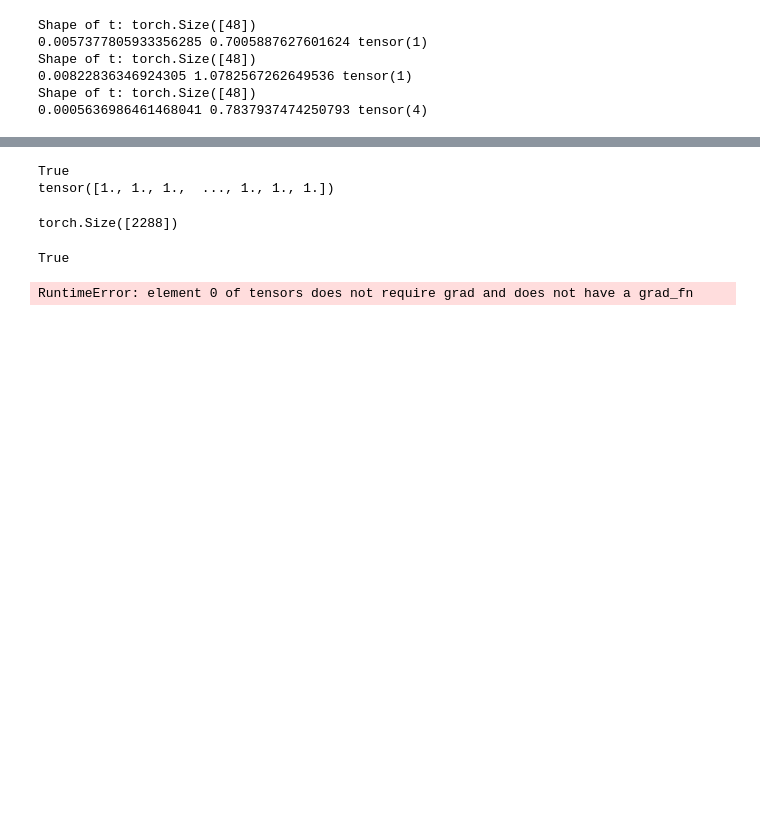
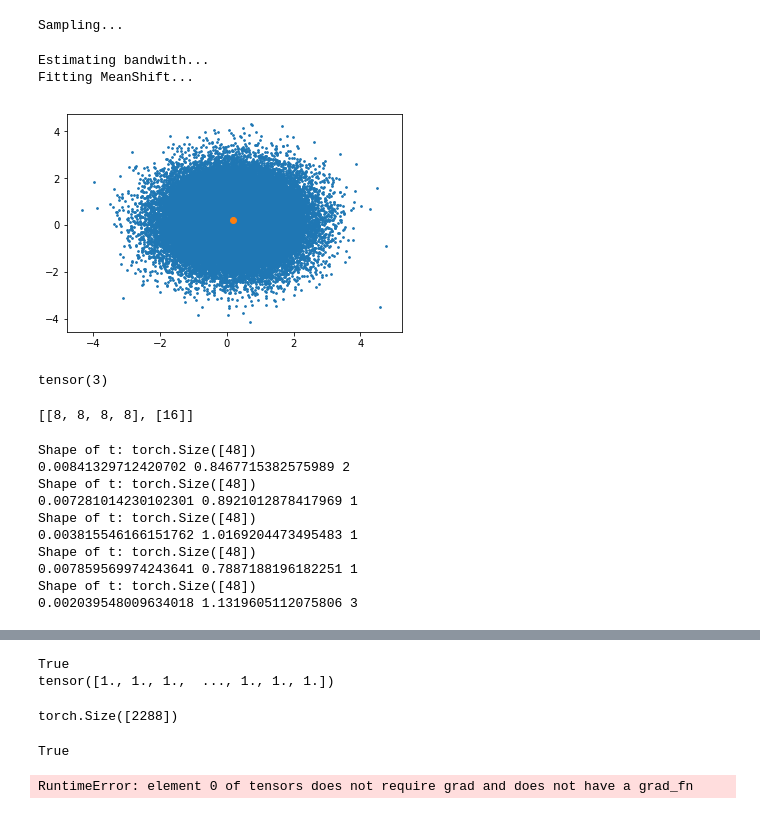
Before and after one commit to vicontek/lrbtnn, a Jupyter notebook: map_training.ipynb, the cells around one changed output, grey strips where cells are left out. Cells and saved outputs as stored; diff of their text form; code cells hidden in the pictures; blank space fills up the shorter version.

Commit message:
test of rank for svgd particles

```diff
--- a/map_training.ipynb
+++ b/map_training.ipynb
@@ -45,7 +46,7 @@ MNIST_TRANSFORM = transforms.Compose((
 device = torch.device('cpu')
 
 train_size = 40000
-batch_size = 10
+batch_size = 100
 dataset = MNIST('mnist', train=True, download=True, transform=MNIST_TRANSFORM)
 # %%
 train_dataset, val_dataset = random_split(dataset, (train_size, len(dataset) - train_size))
@@ -122,7 +123,7 @@ def log_posterior(model, input, gt, lambdas=None, likelihood_coef=1.):
     # not including margnial log-likelihood log(p(D))
     return likelihood_coef * log_likelihood + log_prior_sum
 # %%
-def svgd(particles, dataloader=train_loader, kernel_sigma=1., eps=1e-4, n_steps=100):
+def svgd(particles, dataloader=train_loader, kernel_sigma_squared=1., eps=1e-4, n_steps=100):
     for step in tqdm(range(n_steps)):
         log_posterior_grads = []
         kernels = []
@@ -139,7 +140,7 @@ def svgd(particles, dataloader=train_loader, kernel_sigma=1., eps=1e-4, n_steps=
             log_posterior_grads.append(log_posterior_grad)
             theta.grad.data.zero_()
 
-            kernels.append(MultivariateNormal(theta, kernel_sigma * torch.eye(theta.shape[0])))
+            kernels.append(MultivariateNormal(theta, kernel_sigma_squared * torch.eye(theta.shape[0])))
 
         for k, theta_k in enumerate(particles):
             phi_k = 0
@@ -160,40 +161,49 @@ def svgd(particles, dataloader=train_loader, kernel_sigma=1., eps=1e-4, n_steps=
 
     return particles
 
-def get_svgd_ranks(n_particles=3, n_steps=100, rank_as_mean=True, a_l=1, b_l=5):
+def get_svgd_ranks(n_particles=10, n_steps=100, rank_as_mean=False, a_l=1, b_l=5, kernel_sigma_squared=1.):
     # sample particles:
     # * initialize empty model for G's
     # * sample lambdas from priors
     # * vectorize the particle
     particles = []
     for n in range(n_particles):
         model = TTModel(cfg)
         lambdas = []
         layer_ranks = [cfg.l1_ranks, cfg.l2_ranks]
         for layer in range(2):
             lambdas.append([])
             for j, rank in enumerate(layer_ranks[layer]):
                 lambdas[layer].append(Gamma(a_l, b_l).rsample([rank]))
 
         particle = vectorize_params(model, lambdas).detach()
         particle.requires_grad_(True)
         particles.append(particle)
 
     # n_steps times perform svgd_step
-    svgd_particles = svgd(particles)
-
-    return svgd_particles
+    svgd_particles = svgd(particles, kernel_sigma_squared=kernel_sigma_squared)
 
     if rank_as_mean:
         # calculate mean of posterior lambdas
         pass
     else:
+        breakpoint()
         # calculate mode of posterior lambdas
-        pass
-
-    return ranks
+        ranks = calc_ranks_from_particles(cfg, svgd_particles,
+                                          kernel_sigma_squared=kernel_sigma_squared,
+                                          how='mode')
 
 
-a = get_svgd_ranks()
+    return ranks, svgd_particles
+
+ranks, svgd_particles = get_svgd_ranks(5)
 # %% [output]
 [interactive output not drawn]
+Sampling...
+Estimating bandwith...
+Fitting MeanShift...
+[figure, added]
+# %%
+torch.sum(l < 1e-2)
+# %% [output]
+tensor(3)
@@ -200,17 +212,23 @@ a = get_svgd_ranks()
+# %%
+ranks
+# %% [output]
+[[8, 8, 8, 8], [16]]
 # %%
-def get_lambdas_vec(lambdas) -> torch.Tensor:
-    return torch.cat(tuple([rank for layer in lambdas for rank in layer]))
-
-for t in a:
+for t in svgd_particles:
     m, l = unvectorize_params(t, cfg)
     l = get_lambdas_vec(l)
+    ls.append(l)
 
     print(f'Shape of t: {l.shape}')
-    print(l.abs().min().item(), l.abs().max().item(), (l.abs() < 1e-2).sum())
+    print(l.abs().min().item(), l.abs().max().item(), (l.abs() < 1e-2).sum().item())
 # %% [output]
 Shape of t: torch.Size([48])
-0.0057377805933356285 0.7005887627601624 tensor(1)
+0.00841329712420702 0.8467715382575989 2
 Shape of t: torch.Size([48])
-0.00822836346924305 1.0782567262649536 tensor(1)
+0.007281014230102301 0.8921012878417969 1
 Shape of t: torch.Size([48])
-0.0005636986461468041 0.7837937474250793 tensor(4)
+0.003815546166151762 1.0169204473495483 1
+Shape of t: torch.Size([48])
+0.007859569974243641 0.7887188196182251 1
+Shape of t: torch.Size([48])
+0.002039548009634018 1.1319605112075806 3
```
Also changed, not shown: parts of 5 cells of this notebook.
